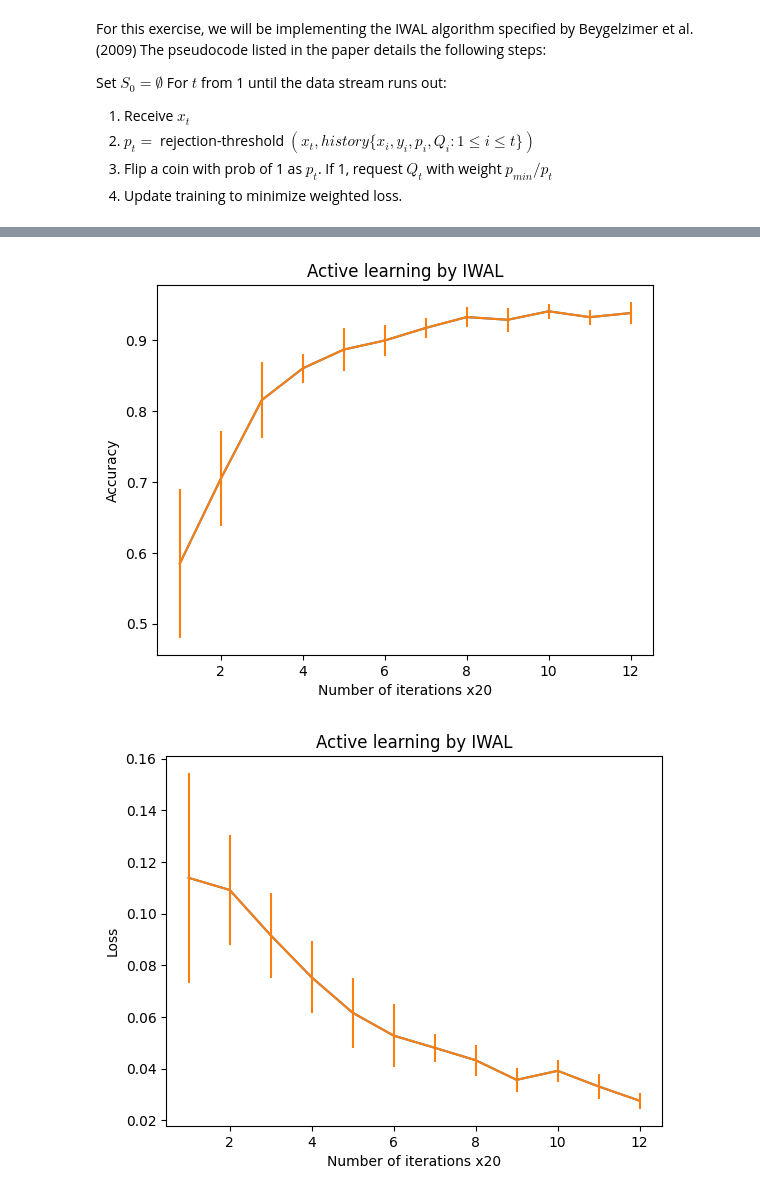
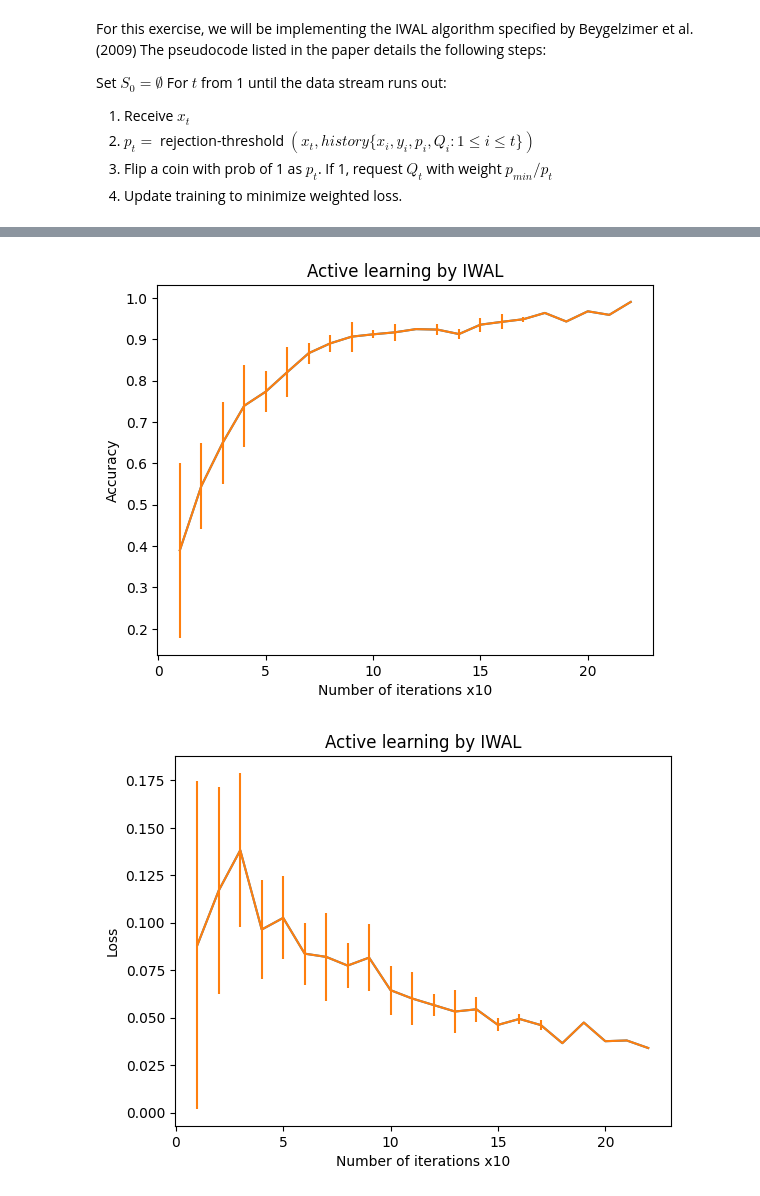
Before and after one commit to jonazhu/ACTIVibrio, a Jupyter notebook: IWAL/iwal.ipynb, the cells around one changed output, grey strips where cells are left out. Cells and saved outputs as stored; diff of their text form; code cells hidden in the pictures.

Commit message:
finish IWAL analysis

```diff
--- a/IWAL/iwal.ipynb
+++ b/IWAL/iwal.ipynb
@@ -47,0 +50,10 @@ with open('vc_classes.pkl', 'wb') as f:
+# %%
+df_train = df.sample(frac=0.8, random_state=1) #random state is a seed value
+df_test = df.drop(df_train.index)
+
+#make sure each set has all the classes
+for i in range(len(corresponding_dict)):
+    print('Class', i, 'in train:', df_train['Class'].value_counts()[i])
+    print('Class', i, 'in test:', df_test['Class'].value_counts()[i])
+    assert df_train['Class'].value_counts()[i] > 0
+    assert df_test['Class'].value_counts()[i] > 0
@@ -281,11 +348,8 @@ b = 20
 k = 10
 p_min = 0.1
 
-#just to test - smaller sample
-df_sample = df.sample(frac=0.2, random_state=42)
-
 for i in range(10):
-    selected, h_t, losses, accs = IWAL(df_sample, b, k, p_min)
+    selected, h_t, losses, accs = IWAL(df_train, b, k, p_min, epsilon = 0.0001)
     accs_iwal.append(accs)
     losses_iwal.append(losses)
     selected_all.append(selected)
@@ -311 +375,10 @@ Iteration  258
 Simulation 9 done
+# %%
+#make all entries in accs_iwal the same length
+max_length = max([len(accs) for accs in accs_iwal])
+for i in range(len(accs_iwal)):
+    print(len(accs_iwal[i]), "vs", max_length)
+    if len(accs_iwal[i]) < max_length:
+        accs_iwal[i] = np.concatenate((accs_iwal[i], np.full(max_length - len(accs_iwal[i]), np.nan)))
+    else:
+        accs_iwal[i] = accs_iwal[i][:max_length]
@@ -312,36 +396,43 @@ Simulation 9 done
 # %%
 #plot the results
 accs_iwal = np.array(accs_iwal)
-mean_accs_iwal = accs_iwal.mean(axis=0)
-std_accs_iwal = accs_iwal.std(axis=0)
+mean_accs_iwal = np.nanmean(accs_iwal, axis=0)
+std_accs_iwal = np.nanstd(accs_iwal, axis=0)
 
-#select every 20th point for better visualization
-mean_accs_iwal = mean_accs_iwal[::20]
-std_accs_iwal = std_accs_iwal[::20]
+#pick every 10th point
+mean_accs_iwal = mean_accs_iwal[::10]
+std_accs_iwal = std_accs_iwal[::10]
 
 plt.plot(mean_accs_iwal)
 plt.errorbar(range(len(mean_accs_iwal)), mean_accs_iwal, yerr=std_accs_iwal)
-plt.xlabel("Number of iterations x20")
+plt.xlabel("Number of iterations x10")
 plt.ylabel("Accuracy")
 plt.title("Active learning by IWAL")
 plt.show()
 # %% [output]
-[figure, old version]
+[figure, new version]
 # %%
 #same as above, but with loss
+max_length = max([len(losses) for losses in losses_iwal])
+for i in range(len(losses_iwal)):
+    if len(losses_iwal[i]) < max_length:
+        losses_iwal[i] = np.concatenate((losses_iwal[i], np.full(max_length - len(losses_iwal[i]), np.nan)))
+    else:
+        losses_iwal[i] = losses_iwal[i][:max_length]
+
 losses_iwal = np.array(losses_iwal)
-mean_losses_iwal = losses_iwal.mean(axis=0)
-std_losses_iwal = losses_iwal.std(axis=0)
+mean_losses_iwal = np.nanmean(losses_iwal, axis=0)
+std_losses_iwal = np.nanstd(losses_iwal, axis=0)
 
-#select every 20th point for better visualization
-mean_losses_iwal = mean_losses_iwal[::20]
-std_losses_iwal = std_losses_iwal[::20]
+#pick every 10th point
+mean_losses_iwal = mean_losses_iwal[::10]
+std_losses_iwal = std_losses_iwal[::10]
 
 plt.plot(mean_losses_iwal)
 plt.errorbar(range(len(mean_losses_iwal)), mean_losses_iwal, yerr=std_losses_iwal)
-plt.xlabel("Number of iterations x20")
+plt.xlabel("Number of iterations x10")
 plt.ylabel("Loss")
 plt.title("Active learning by IWAL")
 plt.show()
 # %% [output]
-[figure, old version]
+[figure, new version]
```
Also changed, not shown: parts of 13 cells of this notebook.
